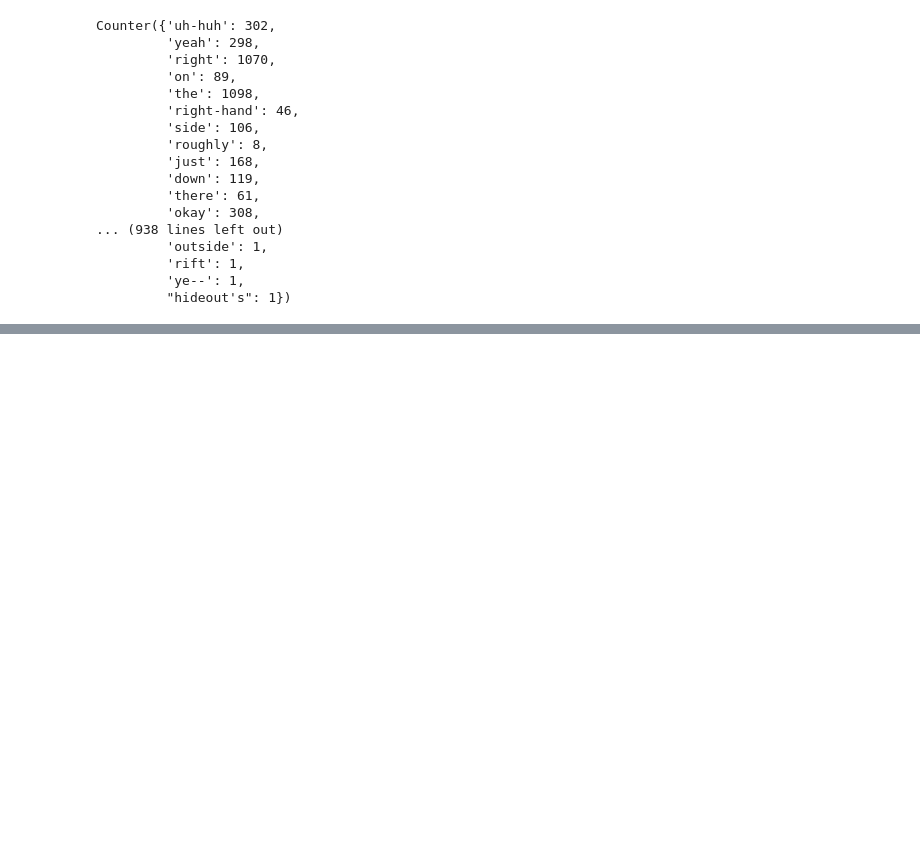
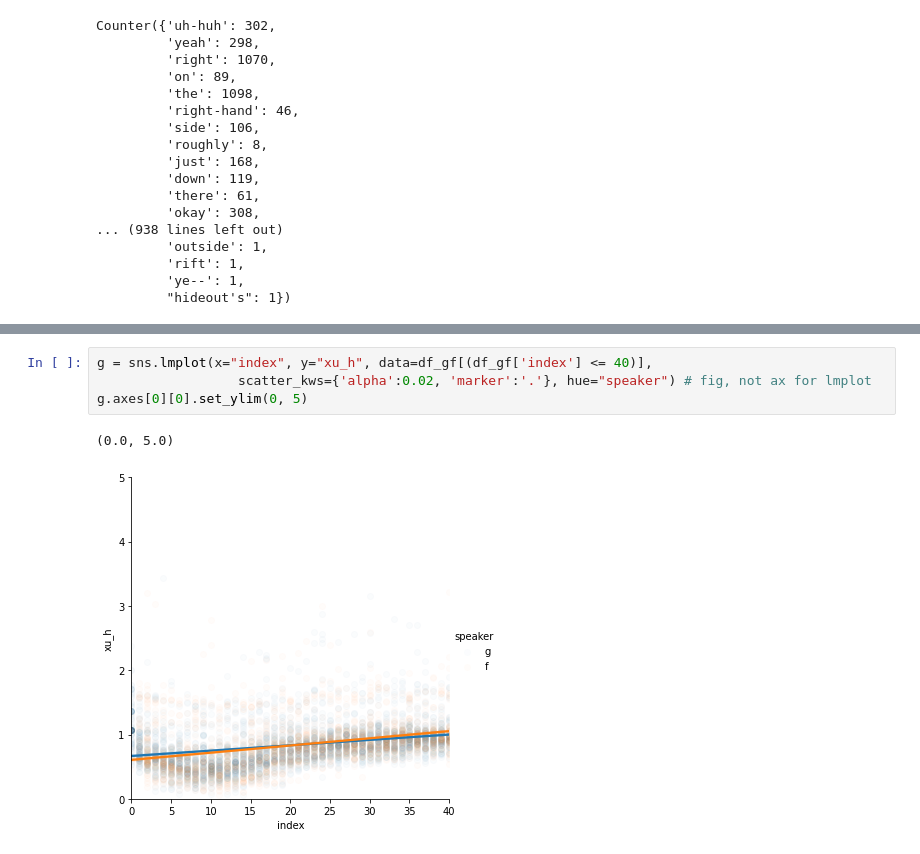
Before and after one commit to ejmaes/multimodal-itmodels, a Jupyter notebook: analysis/entropy_comparison.ipynb, the cells around one changed output, grey strips where cells are left out. Saved outputs shown, nothing was run; the diff lists cells and outputs as text; blank space fills up the shorter version.

```diff
--- a/analysis/entropy_comparison.ipynb
+++ b/analysis/entropy_comparison.ipynb
@@ -181,0 +213,7 @@ Counter({'uh-huh': 302,
+# %%
+g = sns.lmplot(x="index", y="xu_h", data=df_gf[(df_gf['index'] <= 40)],
+                  scatter_kws={'alpha':0.02, 'marker':'.'}, hue="speaker") # fig, not ax for lmplot
+g.axes[0][0].set_ylim(0, 5)
+# %% [output]
+(0.0, 5.0)
+[figure, added]
```
Also changed, not shown: parts of 33 cells of this notebook, 1 other file.
